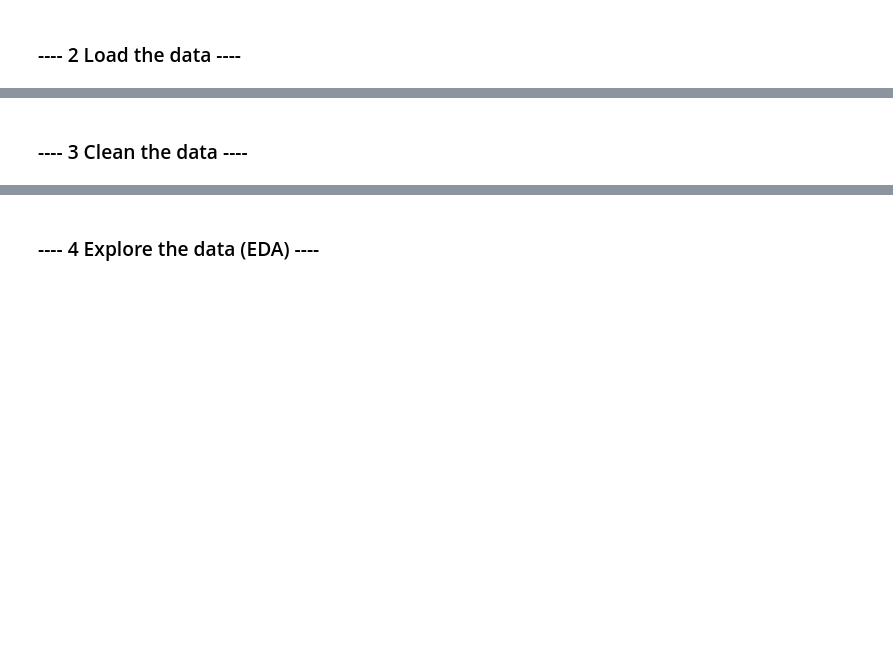
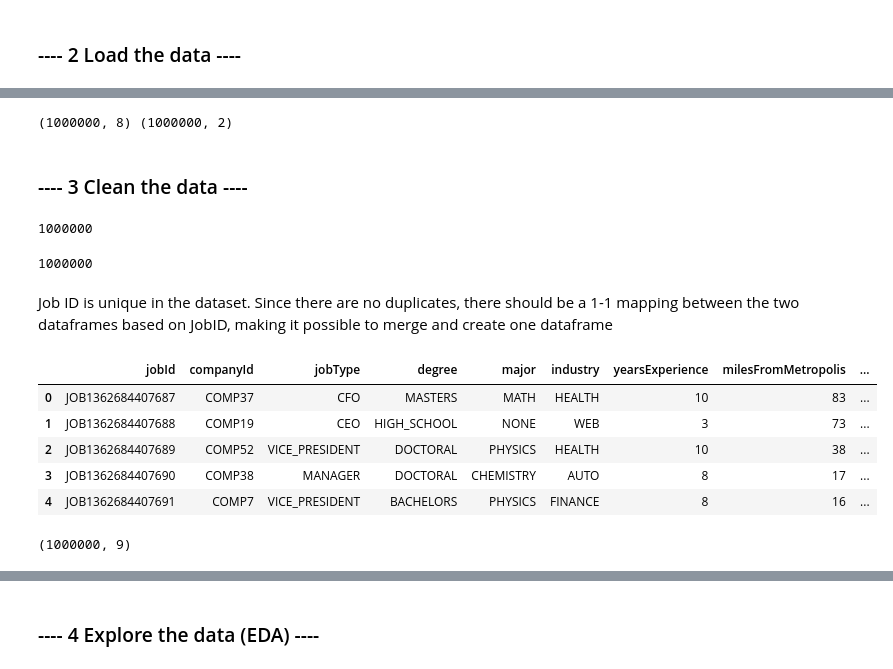
Before and after one commit to SophiaBouchama/salary-prediction-portfolio, a Jupyter notebook: Salary Prediction Notebook.ipynb, the cells around one changed output, grey strips where cells are left out. Cells and saved outputs as stored; diff of their text form; code cells hidden in the pictures; blank space fills up the shorter version.

```diff
--- a/Salary Prediction Notebook.ipynb
+++ b/Salary Prediction Notebook.ipynb
@@ -24,4 +44,35 @@ __email__ = "your email here"
+# %%
+print(df_features.shape, df_salaries.shape)
+# %% [output]
+(1000000, 8) (1000000, 2)
 # %% [markdown]
 ### ---- 3 Clean the data ----
 # %%
 #look for duplicate data, invalid data (e.g. salaries <=0), or corrupt data and remove it
+# %%
+# Check if there are any duplicate Job IDs in the dataframes
+df_features['jobId'].nunique()
+# %% [output]
+1000000
+# %%
+df_salaries['jobId'].nunique()
+# %% [output]
+1000000
+# %% [markdown]
+Job ID is unique in the dataset. Since there are no duplicates, there should be a 1-1 mapping between the two dataframes based on JobID, making it possible to merge and create one dataframe
+# %%
+# Merge the dataframes to create 1 dataframe
+df = pd.merge(df_features, df_salaries, on='jobId')
+df.head()
+# %% [output]
+|  | jobId | companyId | jobType | degree | major | industry | yearsExperience | milesFromMetropolis | ... |
+| 0 | JOB1362684407687 | COMP37 | CFO | MASTERS | MATH | HEALTH | 10 | 83 | ... |
+| 1 | JOB1362684407688 | COMP19 | CEO | HIGH_SCHOOL | NONE | WEB | 3 | 73 | ... |
+| 2 | JOB1362684407689 | COMP52 | VICE_PRESIDENT | DOCTORAL | PHYSICS | HEALTH | 10 | 38 | ... |
+| 3 | JOB1362684407690 | COMP38 | MANAGER | DOCTORAL | CHEMISTRY | AUTO | 8 | 17 | ... |
+| 4 | JOB1362684407691 | COMP7 | VICE_PRESIDENT | BACHELORS | PHYSICS | FINANCE | 8 | 16 | ... |
+# %%
+# Check the shape to make sure it is the size we expected and no data was lost
+df.shape
+# %% [output]
+(1000000, 9)
```
Also changed, not shown: parts of 24 cells of this notebook, 2 other files.
